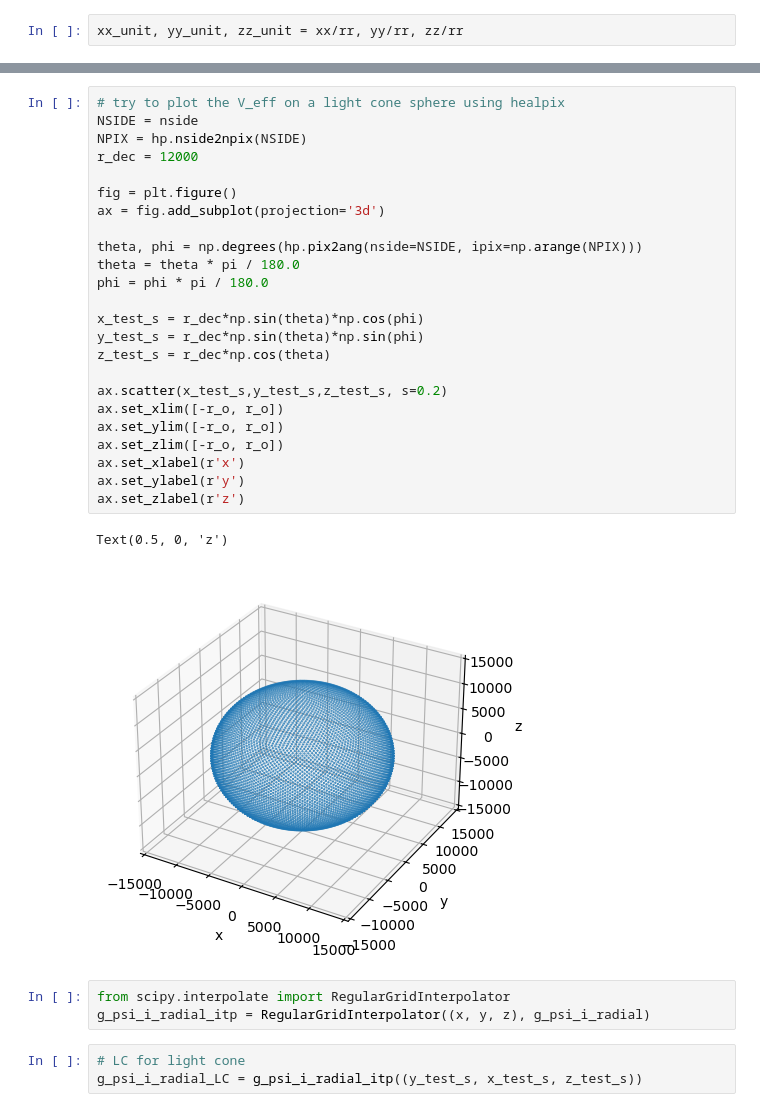
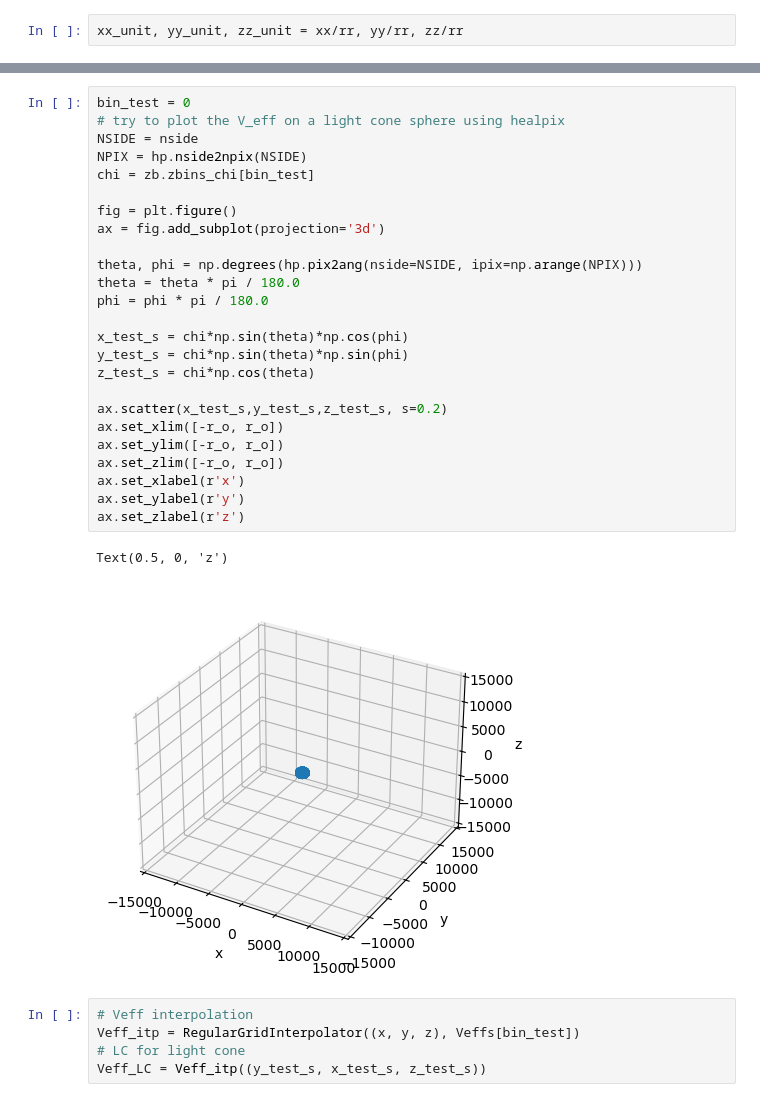
Before and after one commit to catketchup/ReCCO, a Jupyter notebook: code/test.ipynb, the cells around one changed output, grey strips where cells are left out. Cells and saved outputs as stored; diff of their text form.

```diff
--- a/code/test.ipynb
+++ b/code/test.ipynb
@@ -280,36 +297,36 @@ Text(0.5, 0.92, '$(\\nabla \\psi_{i})_{r}$')
 # %%
+bin_test = 0
 # try to plot the V_eff on a light cone sphere using healpix
 NSIDE = nside
 NPIX = hp.nside2npix(NSIDE)
-r_dec = 12000
+chi = zb.zbins_chi[bin_test]
 
 fig = plt.figure()
 ax = fig.add_subplot(projection='3d')
 
 theta, phi = np.degrees(hp.pix2ang(nside=NSIDE, ipix=np.arange(NPIX)))
 theta = theta * pi / 180.0
 phi = phi * pi / 180.0
 
-x_test_s = r_dec*np.sin(theta)*np.cos(phi)
-y_test_s = r_dec*np.sin(theta)*np.sin(phi)
-z_test_s = r_dec*np.cos(theta)
+x_test_s = chi*np.sin(theta)*np.cos(phi)
+y_test_s = chi*np.sin(theta)*np.sin(phi)
+z_test_s = chi*np.cos(theta)
 
 ax.scatter(x_test_s,y_test_s,z_test_s, s=0.2)
 ax.set_xlim([-r_o, r_o])
 ax.set_ylim([-r_o, r_o])
 ax.set_zlim([-r_o, r_o])
 ax.set_xlabel(r'x')
 ax.set_ylabel(r'y')
 ax.set_zlabel(r'z')
 # %% [output]
 Text(0.5, 0, 'z')
-[figure, old version]
+[figure, new version]
 # %%
-from scipy.interpolate import RegularGridInterpolator
-g_psi_i_radial_itp = RegularGridInterpolator((x, y, z), g_psi_i_radial)
+# Veff interpolation
+Veff_itp = RegularGridInterpolator((x, y, z), Veffs[bin_test])
+# LC for light cone
+Veff_LC = Veff_itp((y_test_s, x_test_s, z_test_s))
-# %%
-# LC for light cone
-g_psi_i_radial_LC = g_psi_i_radial_itp((y_test_s, x_test_s, z_test_s))
 # %%
 # check https://stackoverflow.com/questions/11140163/plotting-a-3d-cube-a-sphere-and-a-vector
 fig = plt.figure()
```
Also changed, not shown: parts of 18 cells of this notebook, 3 other files.
